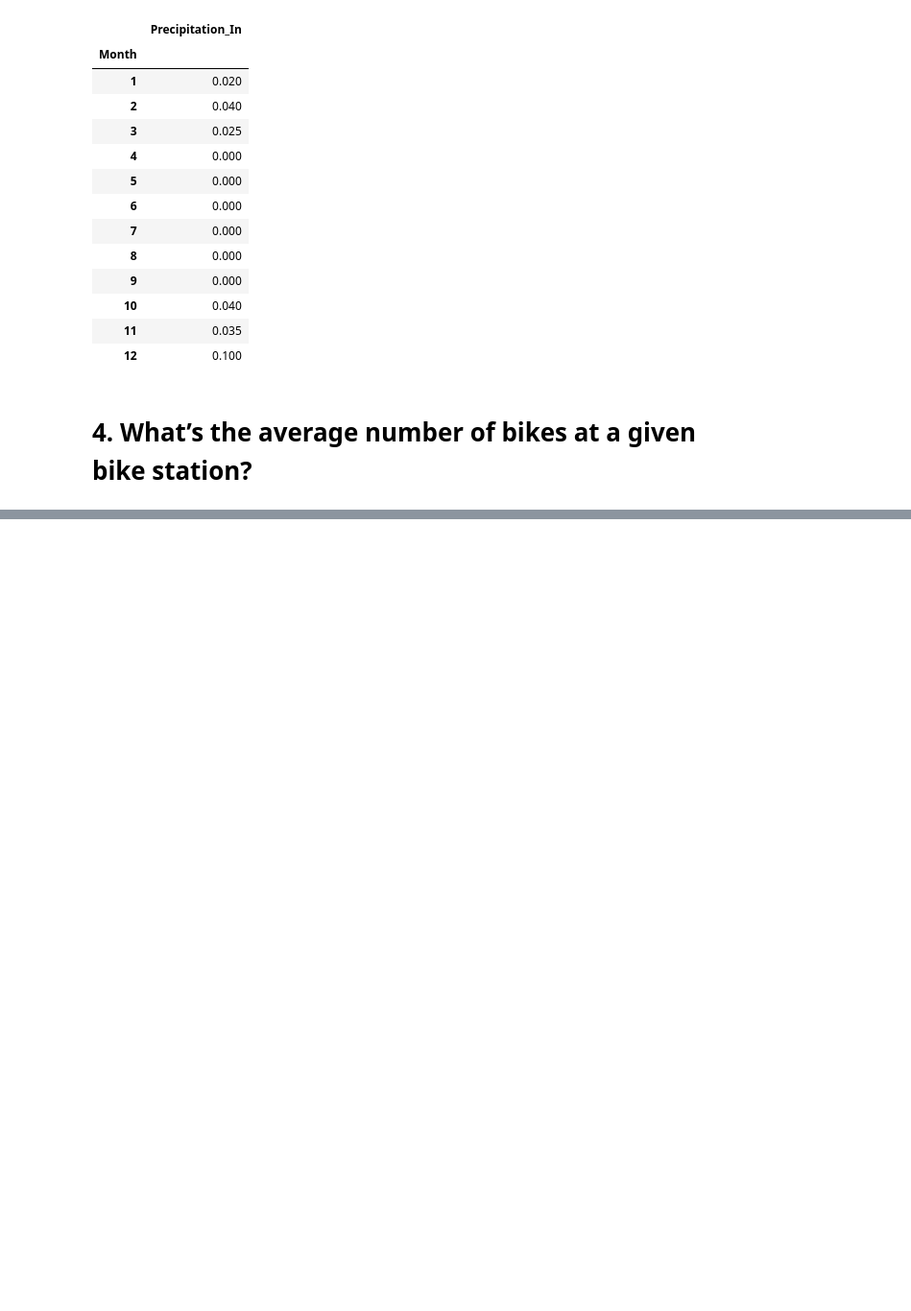
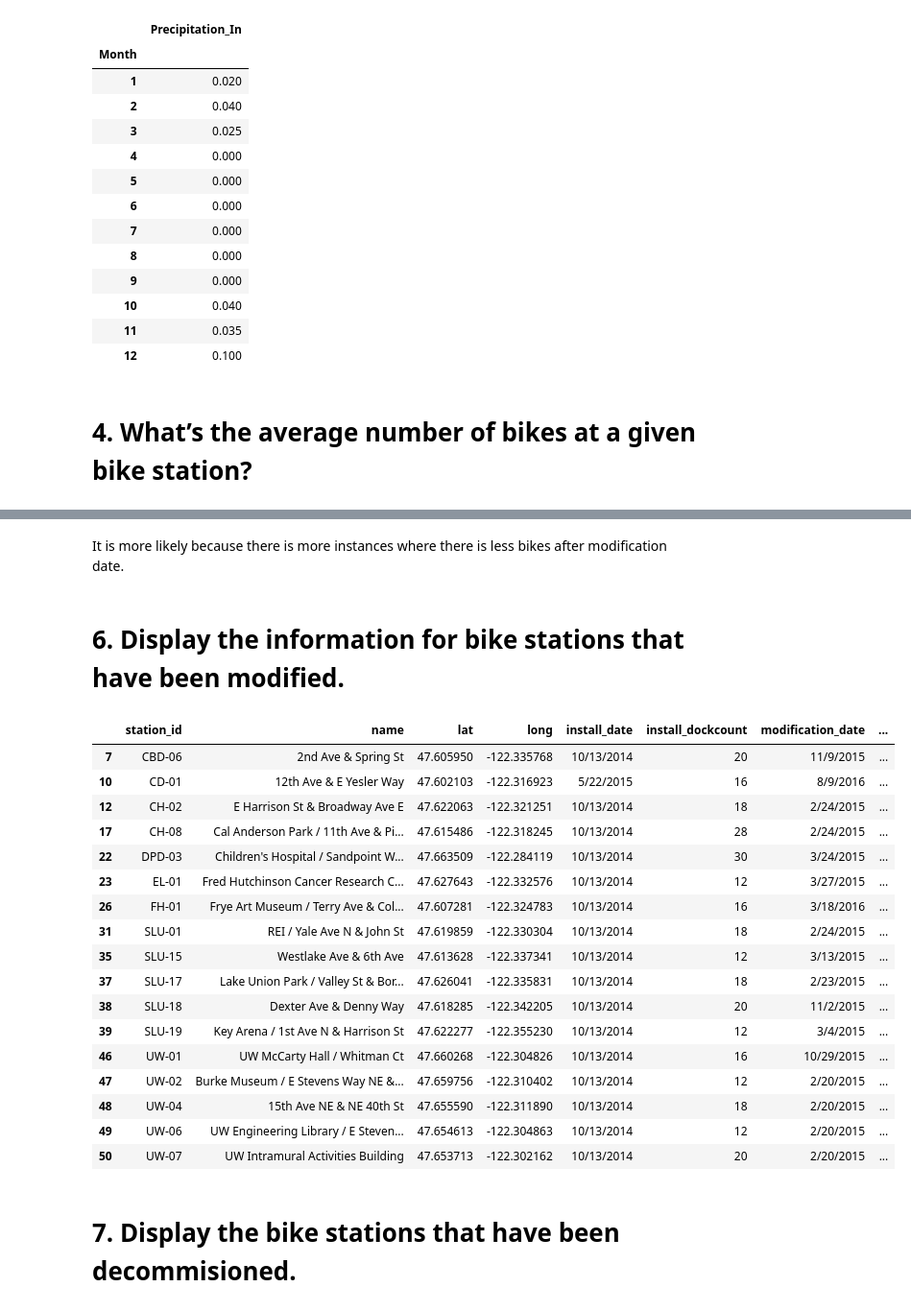
Before and after one commit to brickfaced/data-science, a Jupyter notebook: bike_stats.ipynb, the cells around one changed output, grey strips where cells are left out. Shown: that part at 96% size. Saved outputs shown, nothing was run; the diff lists cells and outputs as text; code cells hidden in the pictures; blank space fills up the shorter version.

Commit message:
Finished bike_stats

```diff
--- a/bike_stats.ipynb
+++ b/bike_stats.ipynb
@@ -110,3 +110,5 @@ pd.DataFrame(weather_df['Precipitation_In'].groupby(weather_df.Month).median())
 | 12 | 0.100 |
 # %% [markdown]
 # 4. What’s the average number of bikes at a given bike station?
+# %%
+station_df['average_dockcount'] = (station_df.install_dockcount + station_df.current_dockcount) // 2
@@ -112,0 +137,2 @@ pd.DataFrame(weather_df['Precipitation_In'].groupby(weather_df.Month).median())
+# %%
+diff = station_df.dropna(subset=['modification_date'])
@@ -112,0 +167,27 @@ pd.DataFrame(weather_df['Precipitation_In'].groupby(weather_df.Month).median())
+# %% [markdown]
+It is more likely because there is more instances where there is less bikes after modification date.
+# %% [markdown]
+# 6. Display the information for bike stations that have been modified.
+# %%
+diff
+# %% [output]
+|  | station_id | name | lat | long | install_date | install_dockcount | modification_date | ... |
+| 7 | CBD-06 | 2nd Ave & Spring St | 47.605950 | -122.335768 | 10/13/2014 | 20 | 11/9/2015 | ... |
+| 10 | CD-01 | 12th Ave & E Yesler Way | 47.602103 | -122.316923 | 5/22/2015 | 16 | 8/9/2016 | ... |
+| 12 | CH-02 | E Harrison St & Broadway Ave E | 47.622063 | -122.321251 | 10/13/2014 | 18 | 2/24/2015 | ... |
+| 17 | CH-08 | Cal Anderson Park / 11th Ave & Pi... | 47.615486 | -122.318245 | 10/13/2014 | 28 | 2/24/2015 | ... |
+| 22 | DPD-03 | Children's Hospital / Sandpoint W... | 47.663509 | -122.284119 | 10/13/2014 | 30 | 3/24/2015 | ... |
+| 23 | EL-01 | Fred Hutchinson Cancer Research C... | 47.627643 | -122.332576 | 10/13/2014 | 12 | 3/27/2015 | ... |
+| 26 | FH-01 | Frye Art Museum / Terry Ave & Col... | 47.607281 | -122.324783 | 10/13/2014 | 16 | 3/18/2016 | ... |
+| 31 | SLU-01 | REI / Yale Ave N & John St | 47.619859 | -122.330304 | 10/13/2014 | 18 | 2/24/2015 | ... |
+| 35 | SLU-15 | Westlake Ave & 6th Ave | 47.613628 | -122.337341 | 10/13/2014 | 12 | 3/13/2015 | ... |
+| 37 | SLU-17 | Lake Union Park / Valley St & Bor... | 47.626041 | -122.335831 | 10/13/2014 | 18 | 2/23/2015 | ... |
+| 38 | SLU-18 | Dexter Ave & Denny Way | 47.618285 | -122.342205 | 10/13/2014 | 20 | 11/2/2015 | ... |
+| 39 | SLU-19 | Key Arena / 1st Ave N & Harrison St | 47.622277 | -122.355230 | 10/13/2014 | 12 | 3/4/2015 | ... |
+| 46 | UW-01 | UW McCarty Hall / Whitman Ct | 47.660268 | -122.304826 | 10/13/2014 | 16 | 10/29/2015 | ... |
+| 47 | UW-02 | Burke Museum / E Stevens Way NE &... | 47.659756 | -122.310402 | 10/13/2014 | 12 | 2/20/2015 | ... |
+| 48 | UW-04 | 15th Ave NE & NE 40th St | 47.655590 | -122.311890 | 10/13/2014 | 18 | 2/20/2015 | ... |
+| 49 | UW-06 | UW Engineering Library / E Steven... | 47.654613 | -122.304863 | 10/13/2014 | 12 | 2/20/2015 | ... |
+| 50 | UW-07 | UW Intramural Activities Building | 47.653713 | -122.302162 | 10/13/2014 | 20 | 2/20/2015 | ... |
+# %% [markdown]
+# 7. Display the bike stations that have been decommisioned.
```
Also changed, not shown: parts of 8 cells of this notebook.
